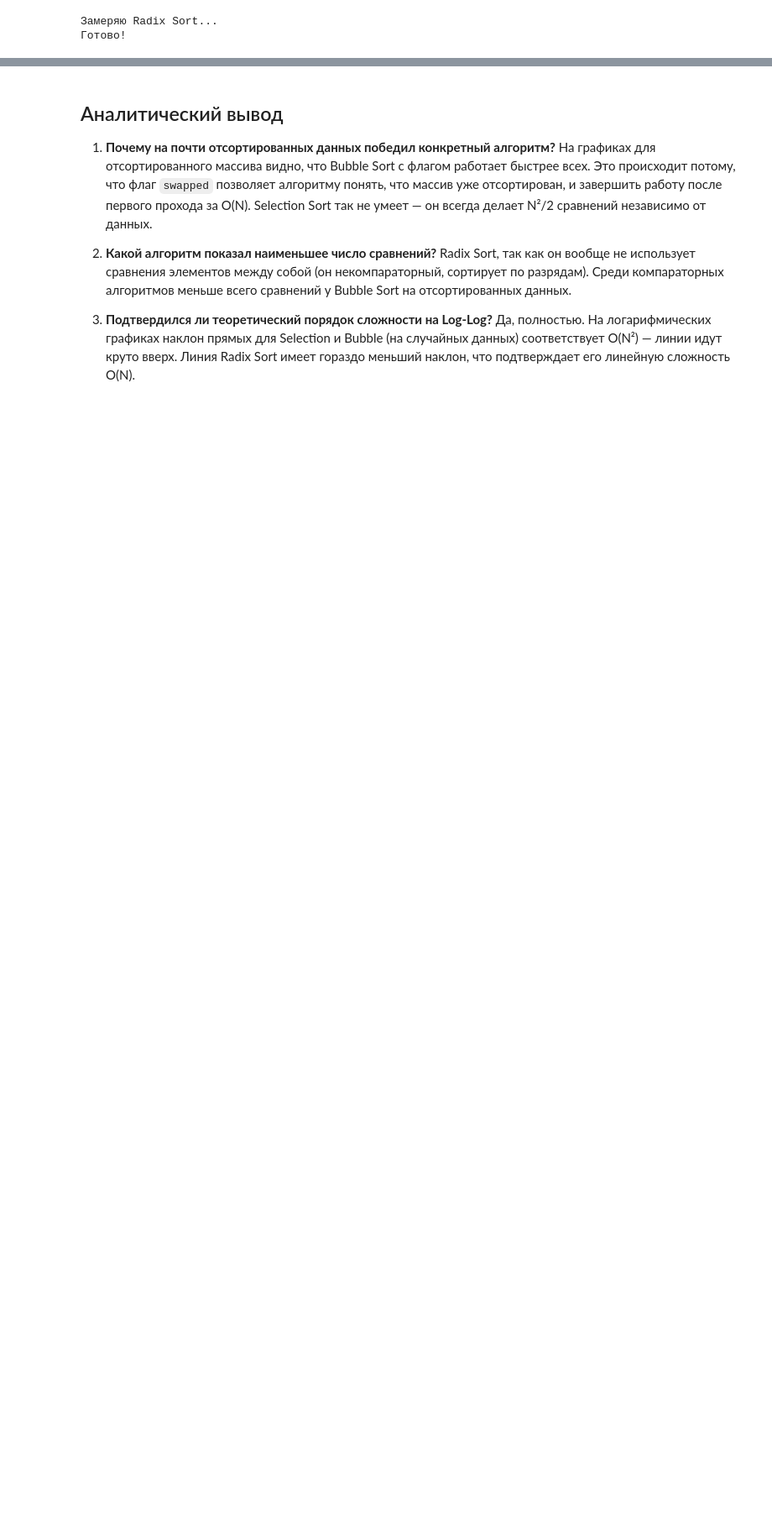
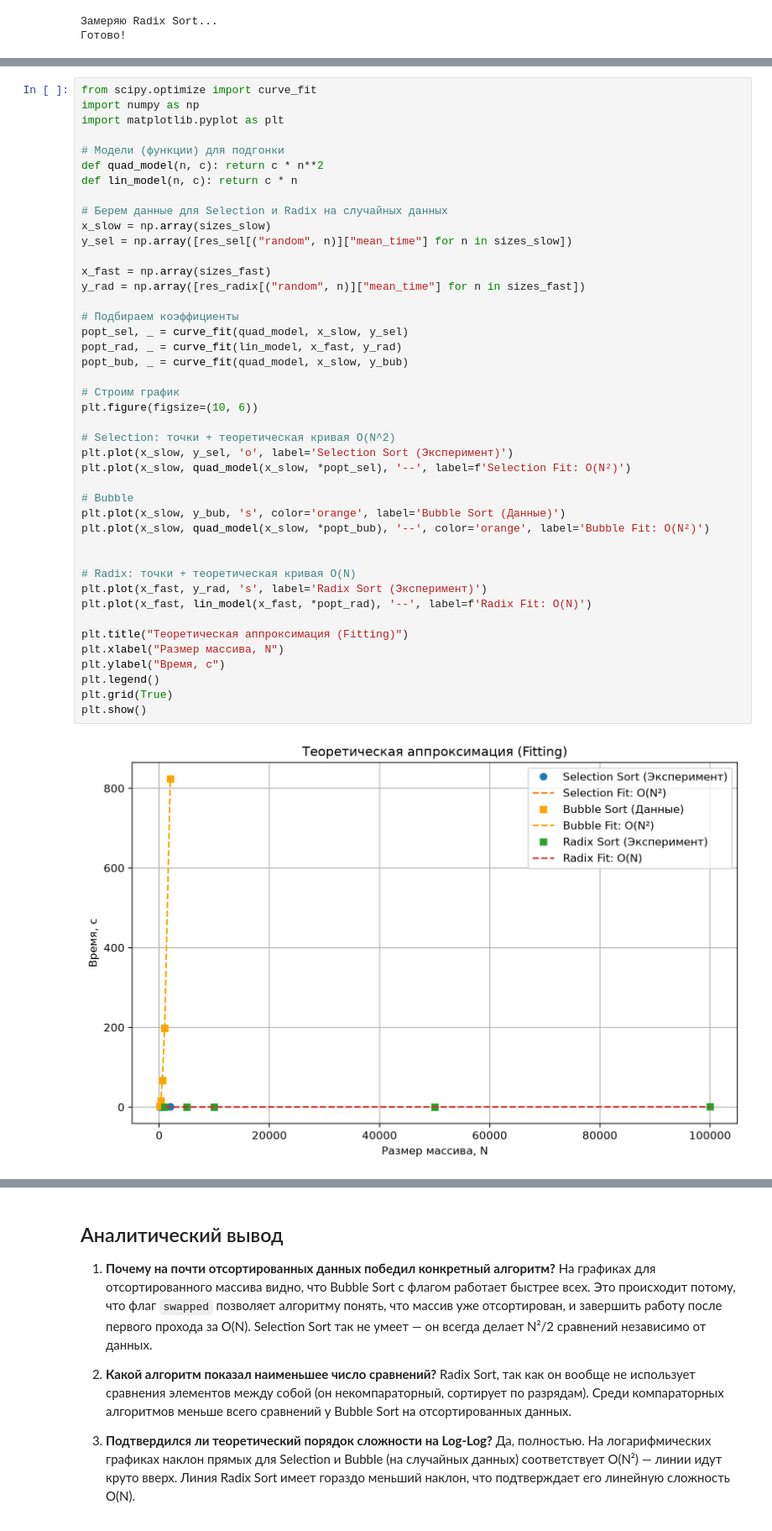
Before and after one commit to waltzesenii07-web/sorting_hw, a Jupyter notebook: report.ipynb, the cells around one changed output, grey strips where cells are left out. Shown at 84% size. Cells and saved outputs as stored; diff of their text form; blank space fills up the shorter version.

Commit message:
Add fitting plot in report

```diff
--- a/report.ipynb
+++ b/report.ipynb
@@ -283,3 +282,48 @@ plt.tight_layout()
 plt.show()
 # %% [output]
 [figure]
+# %%
+from scipy.optimize import curve_fit
+import numpy as np
+import matplotlib.pyplot as plt
+
+# Модели (функции) для подгонки
+def quad_model(n, c): return c * n**2
+def lin_model(n, c): return c * n
+
+# Берем данные для Selection и Radix на случайных данных
+x_slow = np.array(sizes_slow)
+y_sel = np.array([res_sel[("random", n)]["mean_time"] for n in sizes_slow])
+
+x_fast = np.array(sizes_fast)
+y_rad = np.array([res_radix[("random", n)]["mean_time"] for n in sizes_fast])
+
+# Подбираем коэффициенты
+popt_sel, _ = curve_fit(quad_model, x_slow, y_sel)
+popt_rad, _ = curve_fit(lin_model, x_fast, y_rad)
+popt_bub, _ = curve_fit(quad_model, x_slow, y_bub)
+
+# Строим график
+plt.figure(figsize=(10, 6))
+
+# Selection: точки + теоретическая кривая O(N^2)
+plt.plot(x_slow, y_sel, 'o', label='Selection Sort (Эксперимент)')
+plt.plot(x_slow, quad_model(x_slow, *popt_sel), '--', label=f'Selection Fit: O(N²)')
+
+# Bubble
+plt.plot(x_slow, y_bub, 's', color='orange', label='Bubble Sort (Данные)')
+plt.plot(x_slow, quad_model(x_slow, *popt_bub), '--', color='orange', label='Bubble Fit: O(N²)')
+
+
+# Radix: точки + теоретическая кривая O(N)
+plt.plot(x_fast, y_rad, 's', label='Radix Sort (Эксперимент)')
+plt.plot(x_fast, lin_model(x_fast, *popt_rad), '--', label=f'Radix Fit: O(N)')
+
+plt.title("Теоретическая аппроксимация (Fitting)")
+plt.xlabel("Размер массива, N")
+plt.ylabel("Время, с")
+plt.legend()
+plt.grid(True)
+plt.show()
+# %% [output]
+[figure, added]
```
Also changed, not shown: parts of 5 cells of this notebook.
